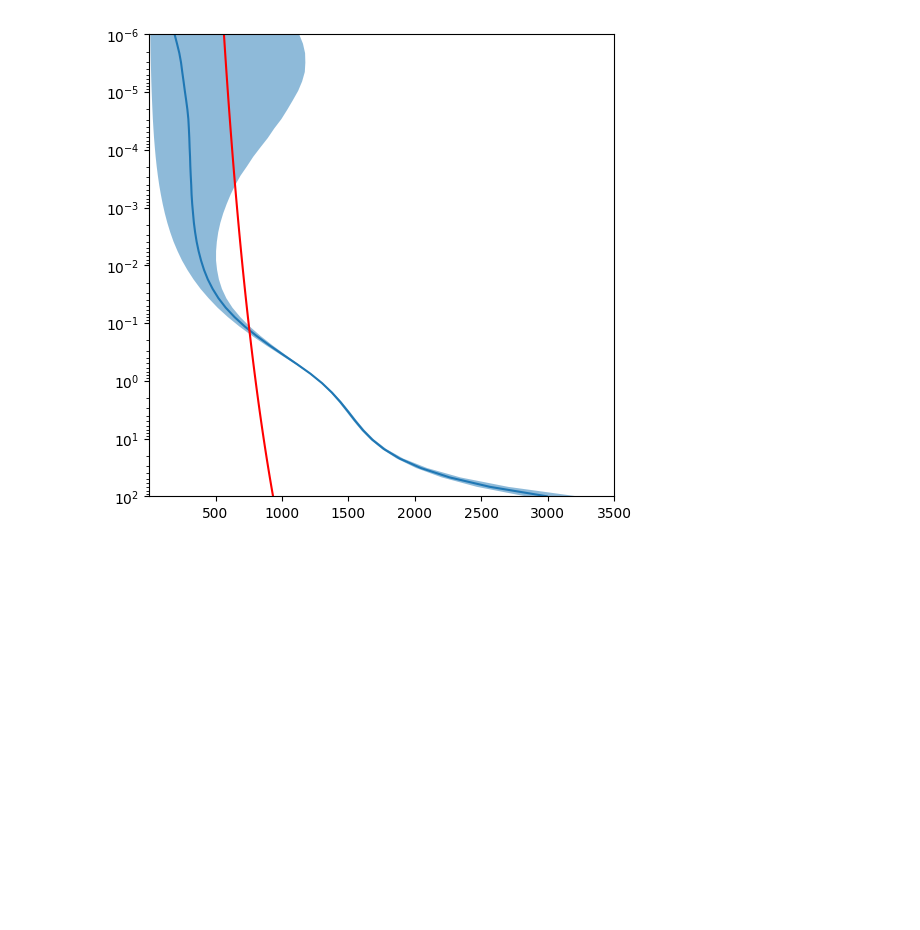
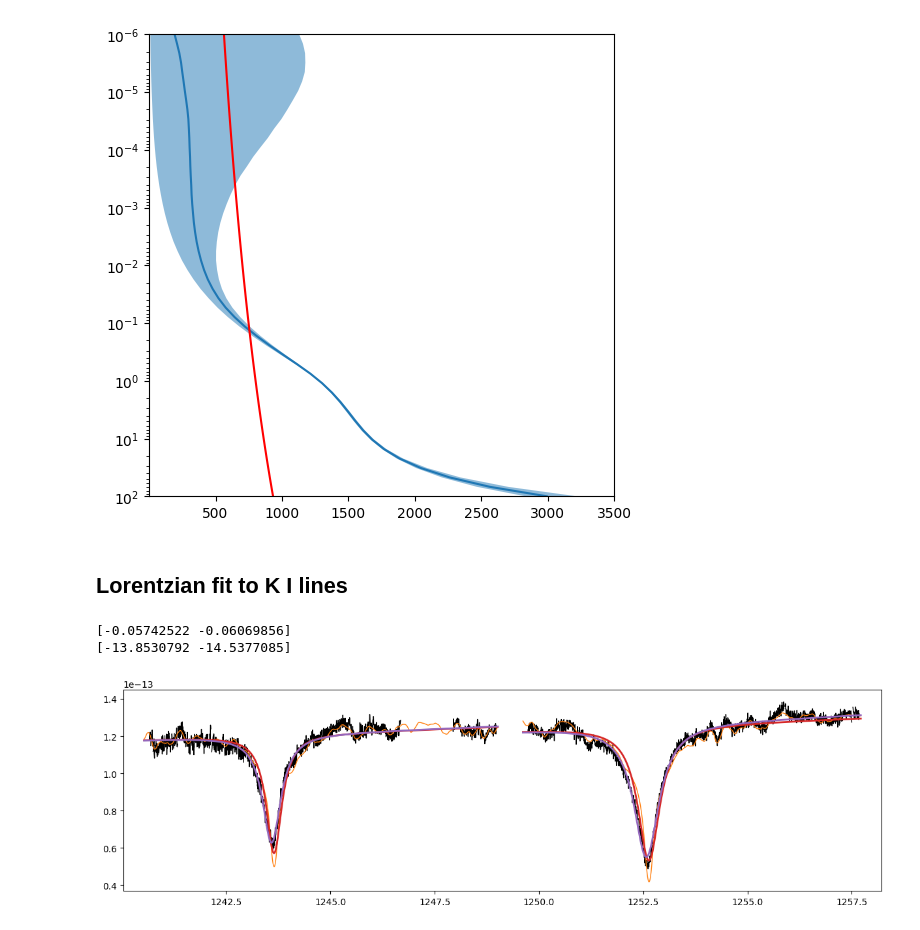
Before and after one commit to samderegt/retrieval_base, a Jupyter notebook: Luhman_16/test_K_lines.ipynb, the cells around one changed output. Cells and saved outputs as stored; diff of their text form; code cells hidden in the pictures; blank space fills up the shorter version.

```diff
--- a/Luhman_16/test_K_lines.ipynb
+++ b/Luhman_16/test_K_lines.ipynb
@@ -132,3 +202,79 @@ ax.set(yscale='log', ylim=(1e2,1e-6), xlim=(1,3500))
 plt.show()
 # %% [output]
 [figure]
+# %% [markdown]
+## Lorentzian fit to K I lines
+# %%
+import petitRADTRANS.nat_cst as nc
+
+fig, ax = plt.subplots(figsize=(15,4), ncols=1)
+
+order = 5
+for j in range(d_spec.n_dets):
+    ax.plot(d_spec.wave[order,j], d_spec.flux[order,j], c='k', lw=1)
+
+for j in range(d_spec.n_dets):
+    ax.plot(d_spec.wave[order,j], LogLike.f[order,j]*m_spec.flux[order,j], c='C1', lw=1)
+
+from astropy.modeling.models import Lorentz1D, Linear1D, Const1D, Voigt1D
+from astropy.modeling.fitting import LevMarLSQFitter
+
+fit = LevMarLSQFitter()
+
+s1_wave = np.arange(
+    d_spec.wave[order].min()-0.5, d_spec.wave[order].max()+0.5,
+    np.diff(d_spec.wave[order].flatten())[0]
+    )
+
+s1 = Lorentz1D(amplitude=-1e-13, x_0=1243.6, fwhm=0.7) + \
+    Linear1D(slope=1e-15, intercept=-1.1e-12) + \
+    Const1D(0)
+s = fit(
+    s1, d_spec.wave[order,0], LogLike.f[order,0]*m_spec.flux[order,0]
+    )
+ax.plot(d_spec.wave[order,0], s(d_spec.wave[order,0]), c='C3', lw=2)
+K_I_pRT = [s.x_0_0.value]
+
+s1 = Lorentz1D(amplitude=-1e-13, x_0=1252.6, fwhm=0.7) + \
+    Linear1D(slope=1e-15, intercept=-1.1e-12) + \
+    Const1D(0)
+s = fit(
+    s1, d_spec.wave[order,1], LogLike.f[order,1]*m_spec.flux[order,1]
+    )
+ax.plot(d_spec.wave[order,1], s(d_spec.wave[order,1]), c='C3', lw=2)
+K_I_pRT.append(s.x_0_0.value)
+
+########################################################################
+s1 = Lorentz1D(amplitude=-1e-13, x_0=1243.6, fwhm=0.7) + \
+    Linear1D(slope=1e-15, intercept=-1.1e-12) + \
+    Const1D(0)
+s = fit(
+    s1, d_spec.wave[order,0][d_spec.mask_isfinite[order,0]],
+    d_spec.flux[order,0][d_spec.mask_isfinite[order,0]]
+    )
+ax.plot(d_spec.wave[order,0], s(d_spec.wave[order,0]), c='C4', lw=2)
+K_I_obs = [s.x_0_0.value]
+
+s1 = Lorentz1D(amplitude=-1e-13, x_0=1252.6, fwhm=0.7) + \
+    Linear1D(slope=1e-15, intercept=-1.1e-12) + \
+    Const1D(0)
+s = fit(
+    s1, d_spec.wave[order,1][d_spec.mask_isfinite[order,1]],
+    d_spec.flux[order,1][d_spec.mask_isfinite[order,1]]
+    )
+ax.plot(d_spec.wave[order,1], s(d_spec.wave[order,1]), c='C4', lw=2)
+K_I_obs.append(s.x_0_0.value)
+
+K_I_obs = np.array(K_I_obs)
+K_I_pRT = np.array(K_I_pRT)
+print((K_I_obs-K_I_pRT))
+print((K_I_obs-K_I_pRT)/K_I_obs * 3e5)
+
+ax.set(xlim=(d_spec.wave[order,0].min()-0.5, d_spec.wave[order,1].max()+0.5))
+
+#plt.savefig('./plots/K_lines_contr_em.pdf')
+plt.show()
+# %% [output]
+[-0.05742522 -0.06069856]
+[-13.8530792 -14.5377085]
+[figure, added]
```
Also changed, not shown: parts of 5 cells of this notebook, 15 other files.
